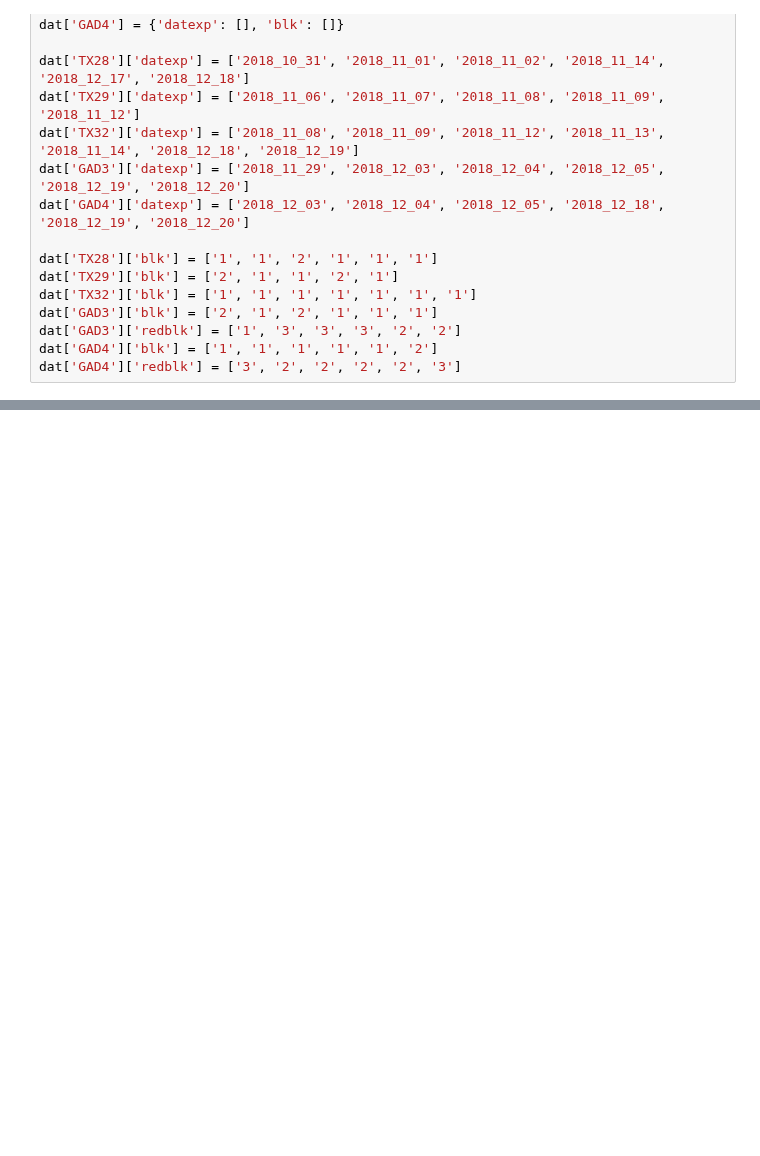
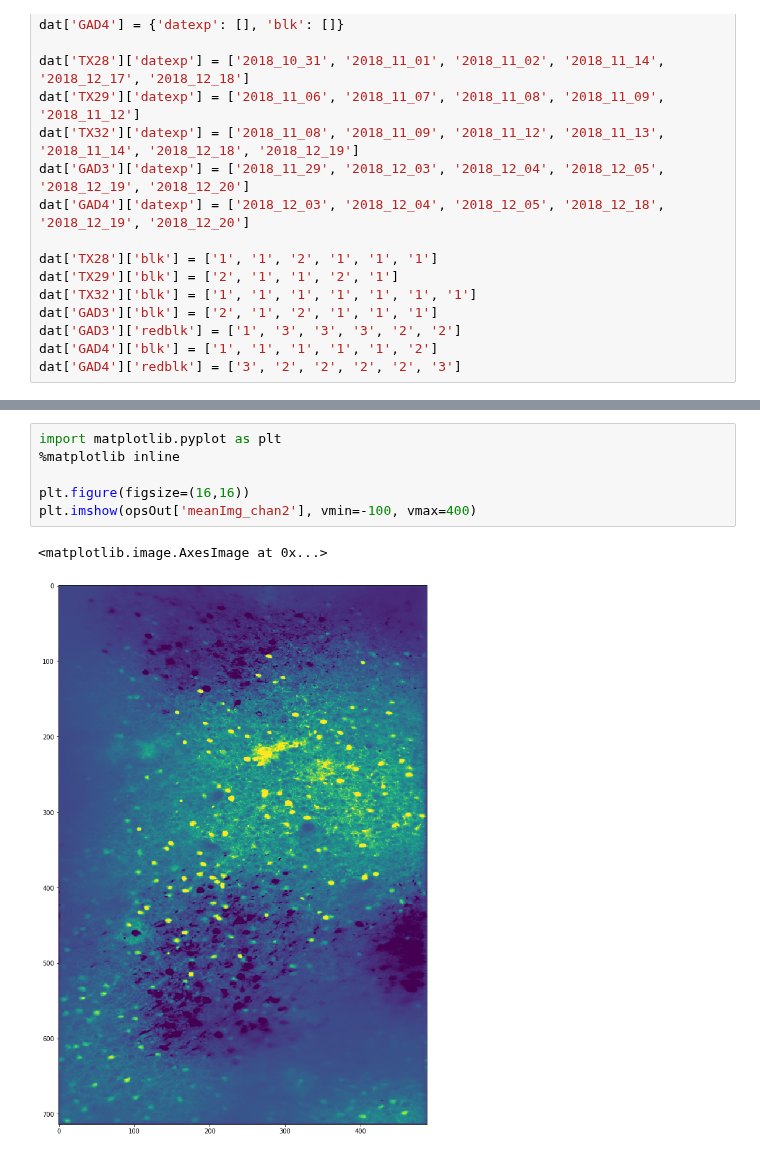
Before and after one commit to MouseLand/suite2p, a Jupyter notebook: jupyter/separate_multichannel_expt.ipynb, the cells around one changed output, grey strips where cells are left out. Cells and saved outputs as stored; diff of their text form; blank space fills up the shorter version.

```diff
--- a/jupyter/separate_multichannel_expt.ipynb
+++ b/jupyter/separate_multichannel_expt.ipynb
@@ -100,0 +101,9 @@ will not compute registration metrics
+# %%
+import matplotlib.pyplot as plt
+%matplotlib inline
+
+plt.figure(figsize=(16,16))
+plt.imshow(opsOut['meanImg_chan2'], vmin=-100, vmax=400)
+# %% [output]
+<matplotlib.image.AxesImage at 0x...>
+[figure, added]
```
Also changed, not shown: parts of 1 cell of this notebook, 5 other files.
